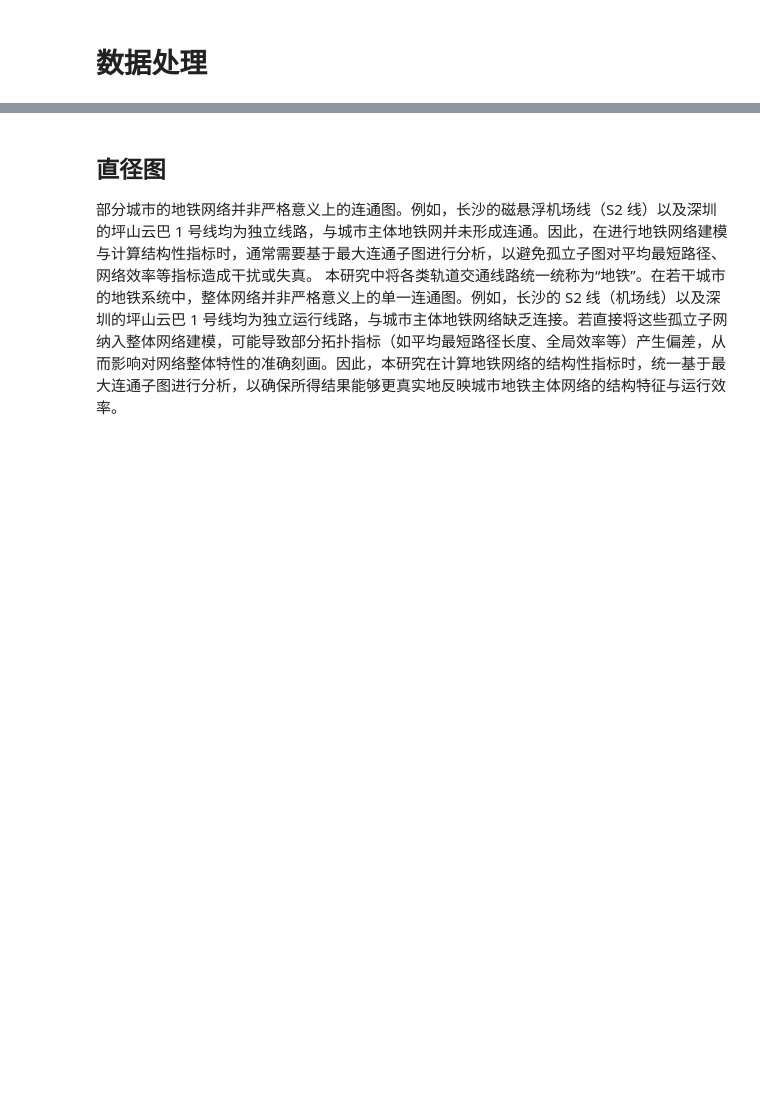
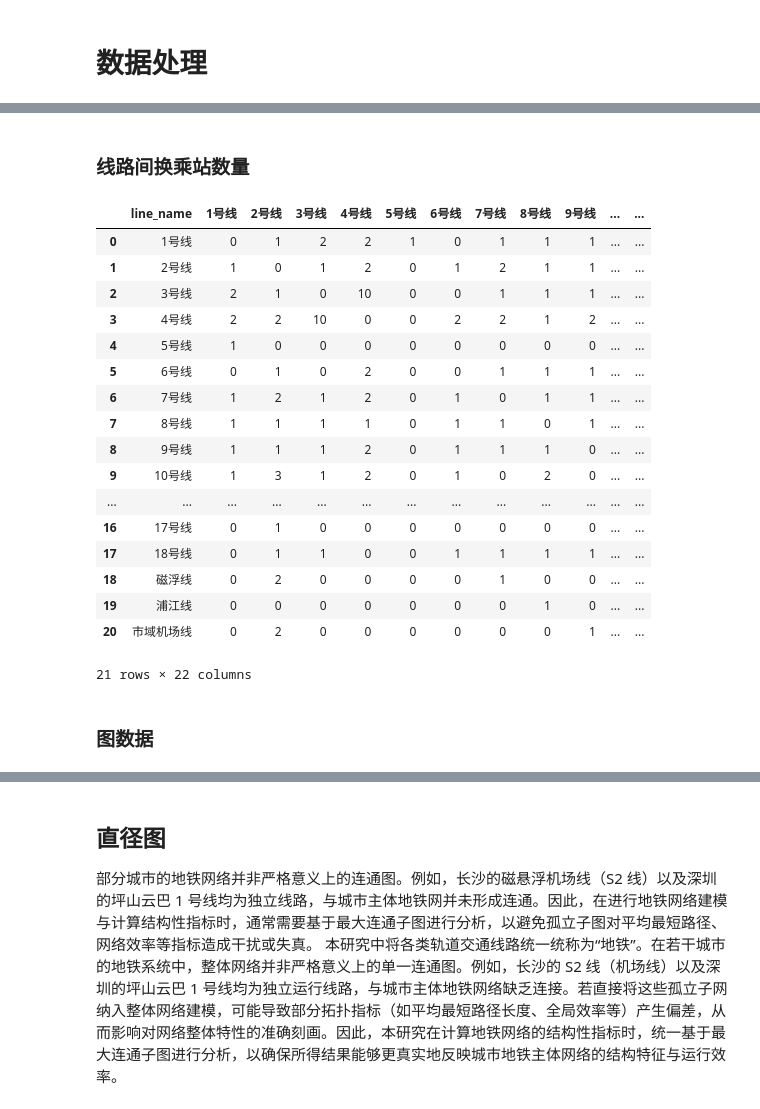
Before and after one commit to Kofi-W/net_charts, a Jupyter notebook: subway/charts_data.ipynb, the cells around one changed output, grey strips where cells are left out. Saved outputs shown, nothing was run; the diff lists cells and outputs as text; code cells hidden in the pictures; blank space fills up the shorter version.

```diff
--- a/subway/charts_data.ipynb
+++ b/subway/charts_data.ipynb
@@ -75,0 +120,10 @@ df_city
+# %%
+# 统计每个车站涉及的线路数
+station_line_counts = df_city.groupby('st_name')['line_name'].nunique()
+
+# 换乘站定义为涉及多条线路的车站
+transfer_stations = station_line_counts[station_line_counts > 1]
+
+# 统计线路间换乘站数量
+num_transfer_stations = transfer_stations.count()
+print(f"{city_name}线路间换乘站数量: {num_transfer_stations}")
@@ -75,0 +232,52 @@ df_city
+# %% [markdown]
+### 线路间换乘站数量
+# %%
+def get_line_transfer_matrix(df_city):
+    # 获取所有线路名
+    lines = df_city.sort_values(by='line_order')['line_name'].unique()
+
+    # 构建线路间换乘站数量的矩阵
+    # 统计每个车站涉及的线路数
+    station_line_counts = df_city.groupby('st_name')['line_name'].nunique()
+    # 换乘站定义为涉及多条线路的车站
+    transfer_stations = station_line_counts[station_line_counts > 1]
+    transfer_station_set = set(transfer_stations.index)
+    line_transfer = pd.DataFrame(0, index=lines, columns=lines)
+
+    for line1 in lines:
+        stations1 = set(df_city[df_city['line_name'] == line1]['st_name']) & transfer_station_set
+        for line2 in lines:
+            if line1 == line2:
+                continue
+            stations2 = set(df_city[df_city['line_name'] == line2]['st_name']) & transfer_station_set
+            # 两条线路的换乘站交集数量
+            num_common = len(stations1 & stations2)
+            line_transfer.loc[line1, line2] = num_common
+    # 新建index列,并将原index列移动到第一列,然后重命名为line_name
+    line_transfer = line_transfer.reset_index().rename(columns={'index': 'line_name'})
+
+    return line_transfer
+# %%
+line_transfer_matrix = get_line_transfer_matrix(df_city)
+line_transfer_matrix
+# %% [output]
+|  | line_name | 1号线 | 2号线 | 3号线 | 4号线 | 5号线 | 6号线 | 7号线 | 8号线 | 9号线 | ... | ... |
+| 0 | 1号线 | 0 | 1 | 2 | 2 | 1 | 0 | 1 | 1 | 1 | ... | ... |
+| 1 | 2号线 | 1 | 0 | 1 | 2 | 0 | 1 | 2 | 1 | 1 | ... | ... |
+| 2 | 3号线 | 2 | 1 | 0 | 10 | 0 | 0 | 1 | 1 | 1 | ... | ... |
+| 3 | 4号线 | 2 | 2 | 10 | 0 | 0 | 2 | 2 | 1 | 2 | ... | ... |
+| 4 | 5号线 | 1 | 0 | 0 | 0 | 0 | 0 | 0 | 0 | 0 | ... | ... |
+| 5 | 6号线 | 0 | 1 | 0 | 2 | 0 | 0 | 1 | 1 | 1 | ... | ... |
+| 6 | 7号线 | 1 | 2 | 1 | 2 | 0 | 1 | 0 | 1 | 1 | ... | ... |
+| 7 | 8号线 | 1 | 1 | 1 | 1 | 0 | 1 | 1 | 0 | 1 | ... | ... |
+| 8 | 9号线 | 1 | 1 | 1 | 2 | 0 | 1 | 1 | 1 | 0 | ... | ... |
+| 9 | 10号线 | 1 | 3 | 1 | 2 | 0 | 1 | 0 | 2 | 0 | ... | ... |
+| ... | ... | ... | ... | ... | ... | ... | ... | ... | ... | ... | ... | ... |
+| 16 | 17号线 | 0 | 1 | 0 | 0 | 0 | 0 | 0 | 0 | 0 | ... | ... |
+| 17 | 18号线 | 0 | 1 | 1 | 0 | 0 | 1 | 1 | 1 | 1 | ... | ... |
+| 18 | 磁浮线 | 0 | 2 | 0 | 0 | 0 | 0 | 1 | 0 | 0 | ... | ... |
+| 19 | 浦江线 | 0 | 0 | 0 | 0 | 0 | 0 | 0 | 1 | 0 | ... | ... |
+| 20 | 市域机场线 | 0 | 2 | 0 | 0 | 0 | 0 | 0 | 0 | 1 | ... | ... |
+21 rows × 22 columns
+# %% [markdown]
+### 图数据
```
Also changed, not shown: parts of 30 cells of this notebook, 4 other files.
